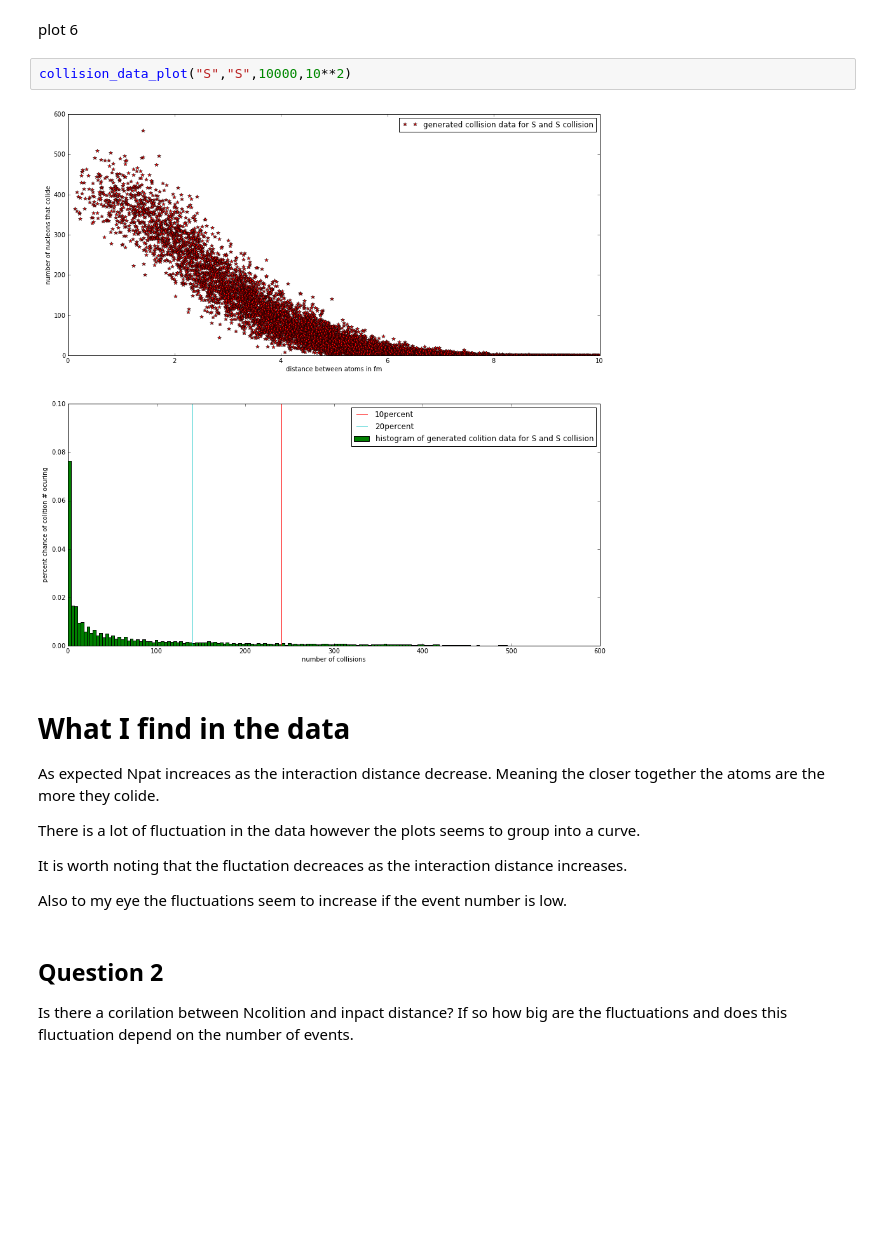
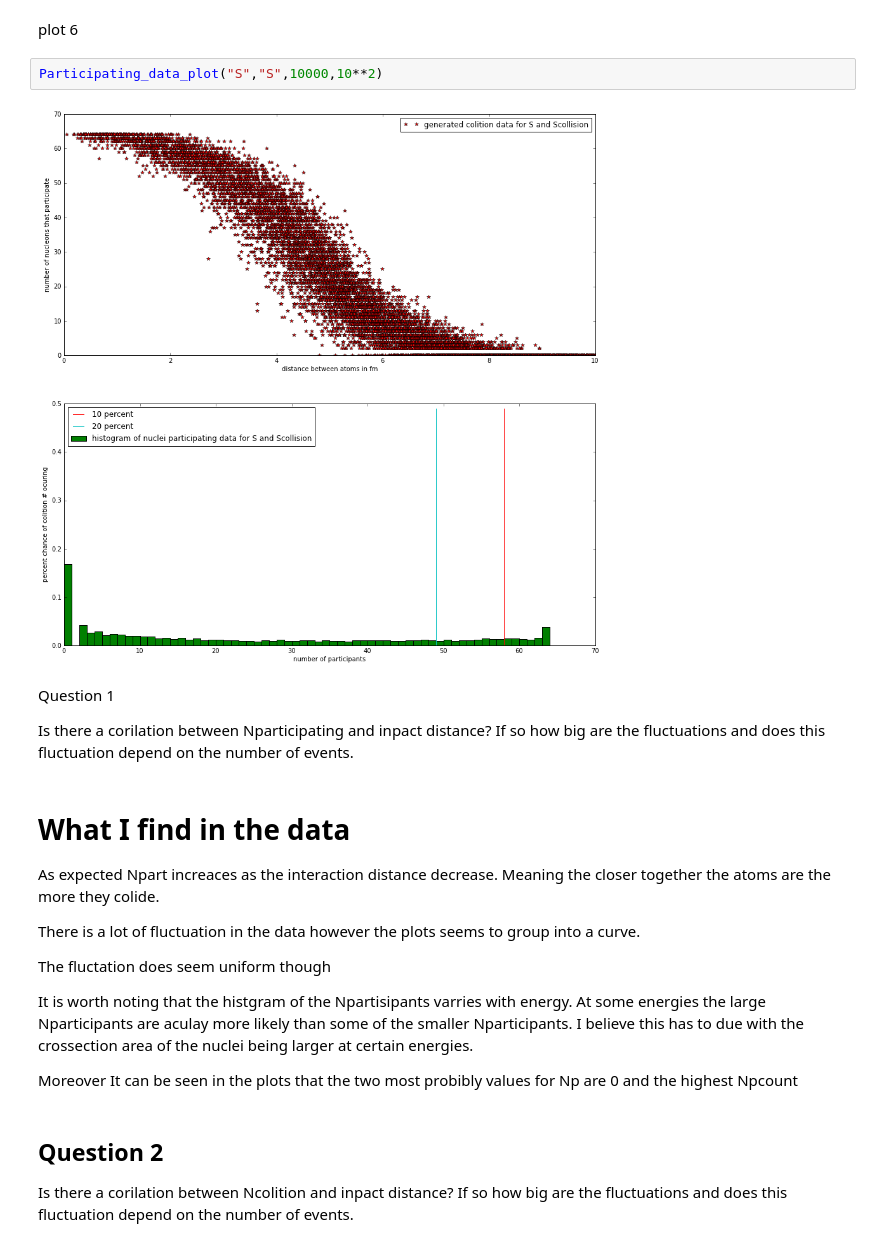
Before and after one commit to mmille60/PHYS202-SP2013, a Jupyter notebook: Project/Final draft.ipynb, the cells around one changed output. Saved outputs shown, nothing was run; the diff lists cells and outputs as text; blank space fills up the shorter version.

```diff
--- a/Project/Final draft.ipynb
+++ b/Project/Final draft.ipynb
@@ -895,19 +894,25 @@ collision_data_plot("S","S",1000,10**2)
 # %% [markdown]
 plot 6
 # %%
-collision_data_plot("S","S",10000,10**2)
+Participating_data_plot("S","S",10000,10**2)
 # %% [output]
-[figure, old version]
+[figure, new version]
+# %% [markdown]
+Question 1
+
+Is there a corilation between Nparticipating and inpact distance? If so how big are the fluctuations and does this fluctuation depend on the number of events.
 # %% [markdown]
 What I find in the data
 ==
-As expected Npat increaces as the interaction distance decrease. Meaning the closer together the atoms are the more they colide.
+As expected Npart increaces as the interaction distance decrease. Meaning the closer together the atoms are the more they colide.
 
-There is a lot of fluctuation in the data however  the plots seems to group into a curve.
+There is a lot of fluctuation in the data however the plots seems to group into a curve.
 
-It is worth noting that the fluctation decreaces as the interaction distance increases.
+The fluctation does seem uniform though
 
-Also to my eye the fluctuations seem to increase if the event number is low.
+It is worth noting that the histgram of the Npartisipants varries with energy. At some energies the large Nparticipants are aculay more likely than some of the smaller Nparticipants. I believe this has to due with the crossection area of the nuclei being larger at certain energies.
+
+Moreover It can be seen in the plots that the two most probibly values for Np are 0 and the highest Npcount
 # %% [markdown]
 Question 2
 ----
```
Also changed, not shown: parts of 34 cells of this notebook.
